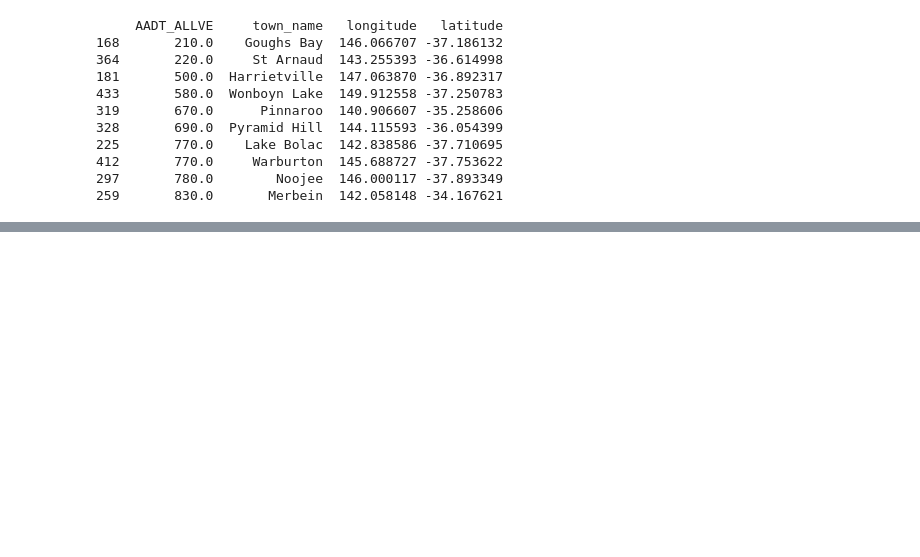
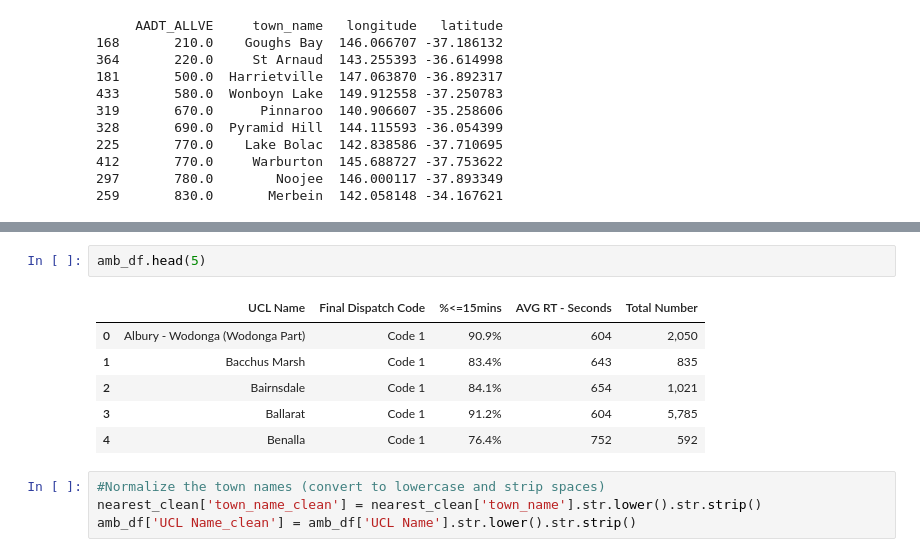
Before and after one commit to NatashaElliott/challenge-7, a Jupyter notebook: source/Traffic_Count_Locations.ipynb, the cells around one changed output, grey strips where cells are left out. Drawn from its saved outputs; the diff is of its cells as text; blank space fills up the shorter version.

```diff
--- a/source/Traffic_Count_Locations.ipynb
+++ b/source/Traffic_Count_Locations.ipynb
@@ -267,0 +285,13 @@ print(smallest_entries)
+# %%
+amb_df.head(5)
+# %% [output]
+|  | UCL Name | Final Dispatch Code | %<=15mins | AVG RT - Seconds | Total Number |
+| 0 | Albury - Wodonga (Wodonga Part) | Code 1 | 90.9% | 604 | 2,050 |
+| 1 | Bacchus Marsh | Code 1 | 83.4% | 643 | 835 |
+| 2 | Bairnsdale | Code 1 | 84.1% | 654 | 1,021 |
+| 3 | Ballarat | Code 1 | 91.2% | 604 | 5,785 |
+| 4 | Benalla | Code 1 | 76.4% | 752 | 592 |
+# %%
+#Normalize the town names (convert to lowercase and strip spaces)
+nearest_clean['town_name_clean'] = nearest_clean['town_name'].str.lower().str.strip()
+amb_df['UCL Name_clean'] = amb_df['UCL Name'].str.lower().str.strip()
```
Also changed, not shown: parts of 2 cells of this notebook.
